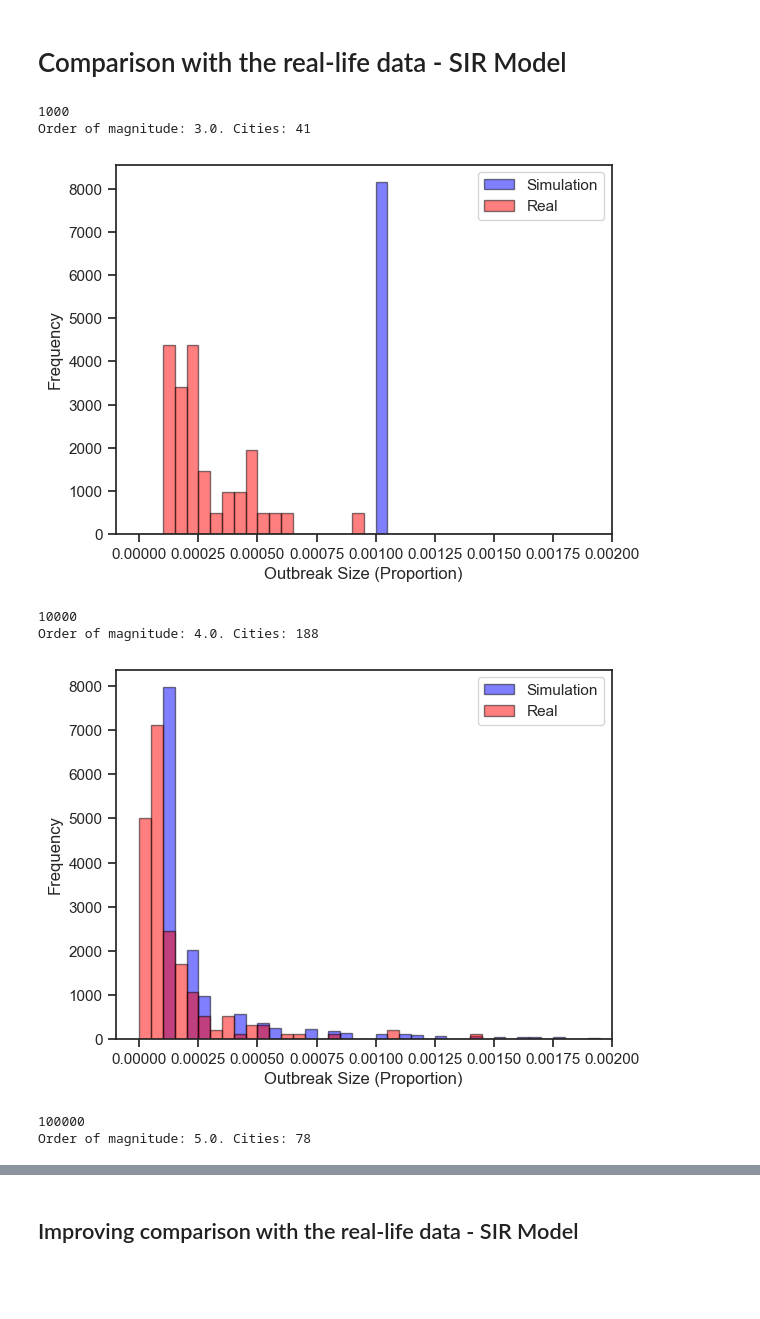
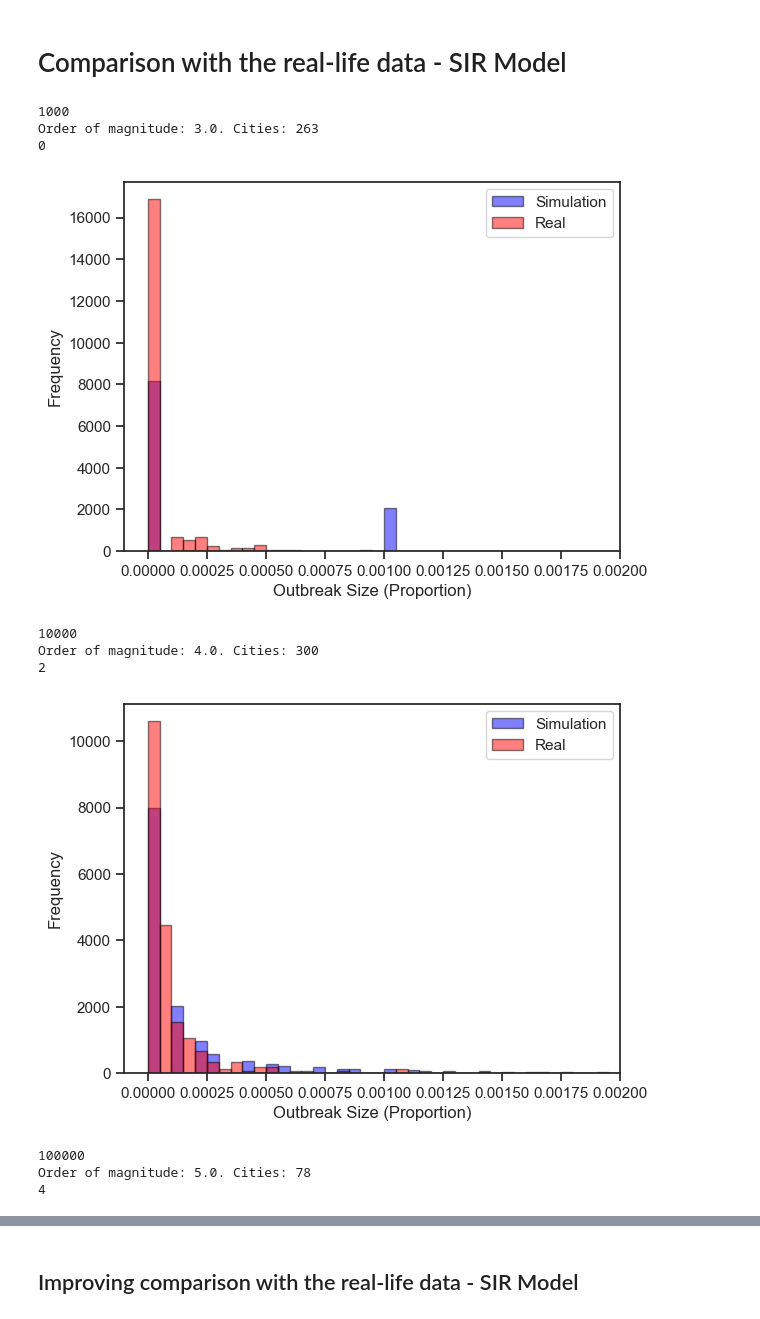
Before and after one commit to denisecammarota/HIT-dynamics, a Jupyter notebook: SP_Map.ipynb, the cells around one changed output, grey strips where cells are left out. Cells and saved outputs as stored; diff of their text form; code cells hidden in the pictures; blank space fills up the shorter version.

```diff
--- a/SP_Map.ipynb
+++ b/SP_Map.ipynb
@@ -26,2 +46,2 @@ df_muns = pd.read_csv('age_groups_municipalities.csv')
 # %%
-df_muns = df_muns[['Municipio','Total']]
+df_muns = df_muns[['Municipio','Total', 'Estado']]
@@ -28,2 +64,2 @@ df_muns = df_muns[['Municipio','Total']]
 # %%
-df_sp = df_sp.merge(df_muns, how = 'left',left_on = 'ID_MN_RESI', right_on = 'Municipio')
+df_sp = df_sp.merge(df_muns, how = 'outer',left_on = 'ID_MN_RESI', right_on = 'Municipio')
@@ -30,5 +82,7 @@ df_sp = df_sp.merge(df_muns, how = 'left',left_on = 'ID_MN_RESI', right_on = 'Mu
 # %%
-df_sp = df_sp.drop(columns = ['Unnamed: 0','Municipio'])
+df_sp = df_sp.drop(columns = ['Unnamed: 0','ID_MN_RESI'])
+# %%
+df_sp = df_sp.fillna(0)
 # %%
 df_sp['Total_Approx'] = magnitude_order(df_sp['Total'])
 # %%
@@ -71,27 +127,32 @@ plt.show()
 # %%
 c = 0
 files = ['measles/measles_0.03/GTP_fsize_inf_2e-06_0.03_500000.csv']
 N_vec = [1000,5000,10000,50000,100000,500000]
 df = np.loadtxt(files[-1])
-for o_mag in np.sort(df_sp['Total_Approx'].unique())[:3]:
+df = df - 1 # eliminating the first introducted case
+for o_mag in np.sort(df_sp['Total_Approx'].unique())[1:4]:
     print(N_vec[c+1*c])
     df_sp_aux = df_sp[df_sp['Total_Approx'] == o_mag]
     bins_vec = np.arange(0,0.09,0.00005)
     print('Order of magnitude: '+str(o_mag)+'. Cities: '+str(len(df_sp_aux)))
+    print(c+c*1)
     plt.hist(df[c+1*c]/N_vec[c+1*c], bins = bins_vec, edgecolor = 'black', color = 'blue', alpha = 0.5, label = 'Simulation', density = True)
     plt.hist(df_sp_aux['CASO_N'], bins = bins_vec, edgecolor = 'black', color = 'red', alpha = 0.5, label = 'Real', density = True)
     plt.ylabel('Frequency')
     plt.xlabel('Outbreak Size (Proportion)')
     plt.xlim((-0.0001,0.002))
     plt.legend()
     c = c + 1
     plt.show()
 # %% [output]
 1000
-Order of magnitude: 3.0. Cities: 41
+Order of magnitude: 3.0. Cities: 263
+0
-[figure, old version]
+[figure, new version]
 10000
-Order of magnitude: 4.0. Cities: 188
+Order of magnitude: 4.0. Cities: 300
+2
-[figure, old version]
+[figure, new version]
 100000
 Order of magnitude: 5.0. Cities: 78
+4
```
Also changed, not shown: parts of 17 cells of this notebook, 21 other files.
